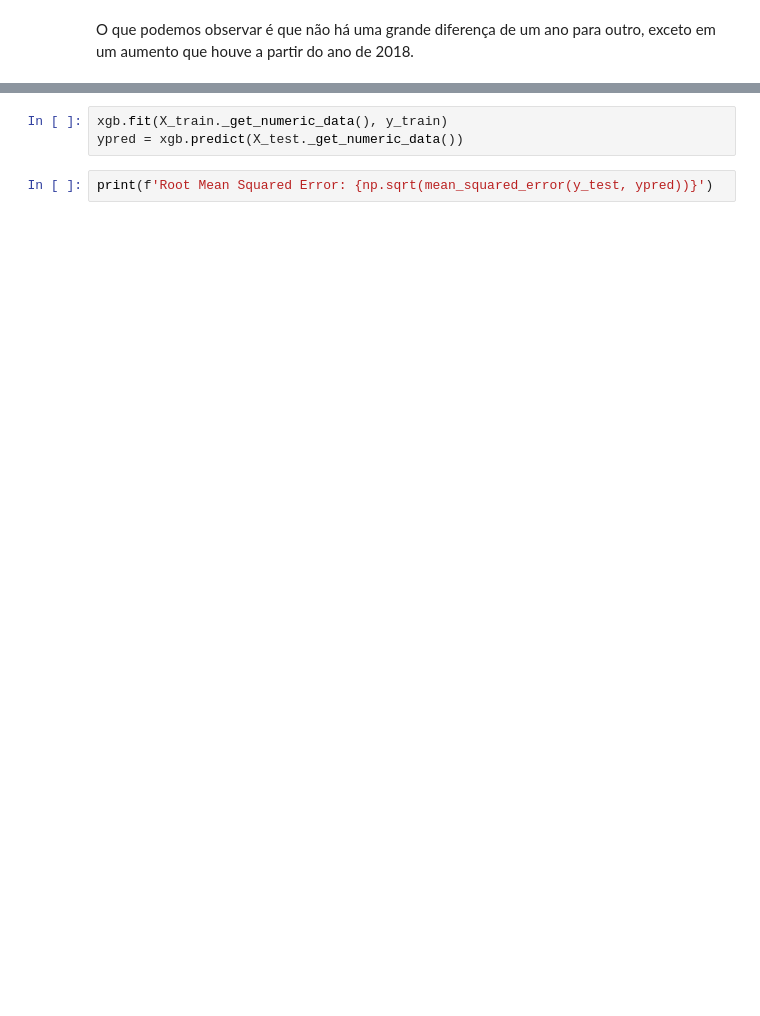
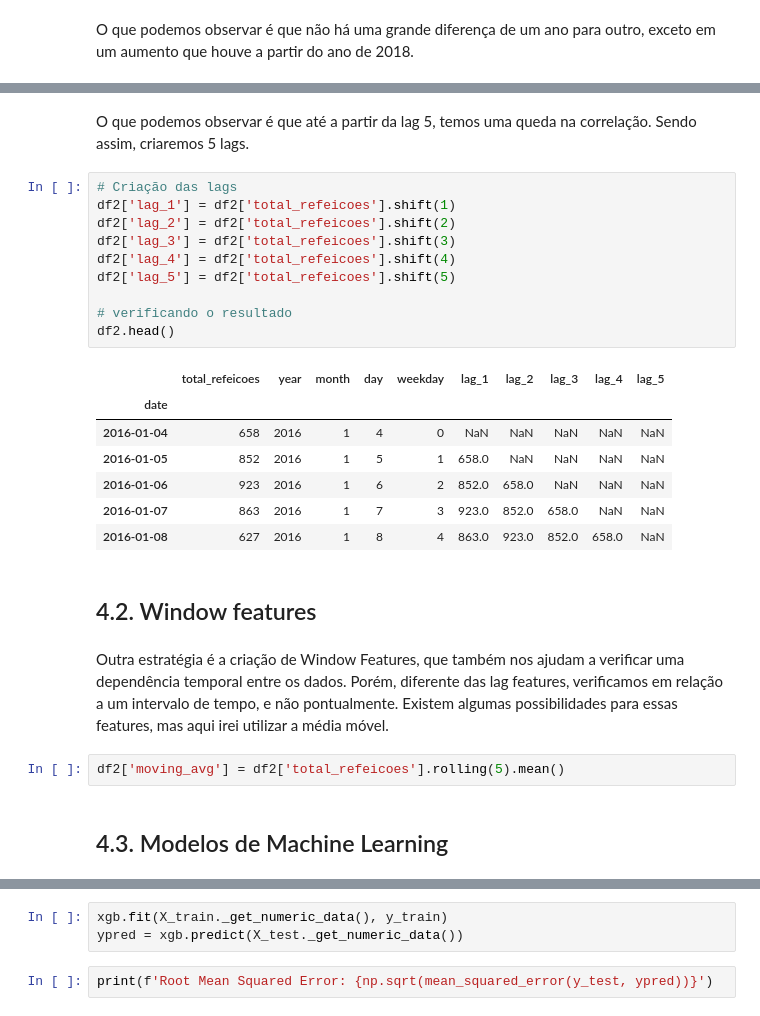
Before and after one commit to eloabe/time-series-analysis, a Jupyter notebook: time_series.ipynb, the cells around one changed output, grey strips where cells are left out. Drawn from its saved outputs; the diff is of its cells as text; blank space fills up the shorter version.

```diff
--- a/time_series.ipynb
+++ b/time_series.ipynb
@@ -363,0 +363,28 @@ kf = StratifiedKFold()
+# %% [markdown]
+O que podemos observar é que até a partir da lag 5, temos uma queda na correlação. Sendo assim, criaremos 5 lags.
+# %%
+# Criação das lags
+df2['lag_1'] = df2['total_refeicoes'].shift(1)
+df2['lag_2'] = df2['total_refeicoes'].shift(2)
+df2['lag_3'] = df2['total_refeicoes'].shift(3)
+df2['lag_4'] = df2['total_refeicoes'].shift(4)
+df2['lag_5'] = df2['total_refeicoes'].shift(5)
+
+# verificando o resultado
+df2.head()
+# %% [output]
+|  | total_refeicoes | year | month | day | weekday | lag_1 | lag_2 | lag_3 | lag_4 | lag_5 |
+| date |  |  |  |  |  |  |  |  |  |  |
+| 2016-01-04 | 658 | 2016 | 1 | 4 | 0 | NaN | NaN | NaN | NaN | NaN |
+| 2016-01-05 | 852 | 2016 | 1 | 5 | 1 | 658.0 | NaN | NaN | NaN | NaN |
+| 2016-01-06 | 923 | 2016 | 1 | 6 | 2 | 852.0 | 658.0 | NaN | NaN | NaN |
+| 2016-01-07 | 863 | 2016 | 1 | 7 | 3 | 923.0 | 852.0 | 658.0 | NaN | NaN |
+| 2016-01-08 | 627 | 2016 | 1 | 8 | 4 | 863.0 | 923.0 | 852.0 | 658.0 | NaN |
+# %% [markdown]
+## 4.2. Window features
+# %% [markdown]
+Outra estratégia é a criação de Window Features, que também nos ajudam a verificar uma dependência temporal entre os dados. Porém, diferente das lag features, verificamos em relação a um intervalo de tempo, e não pontualmente. Existem algumas possibilidades para essas features, mas aqui irei utilizar a média móvel.
+# %%
+df2['moving_avg'] = df2['total_refeicoes'].rolling(5).mean()
+# %% [markdown]
+## 4.3. Modelos de Machine Learning
```
Also changed, not shown: parts of 40 cells of this notebook.
